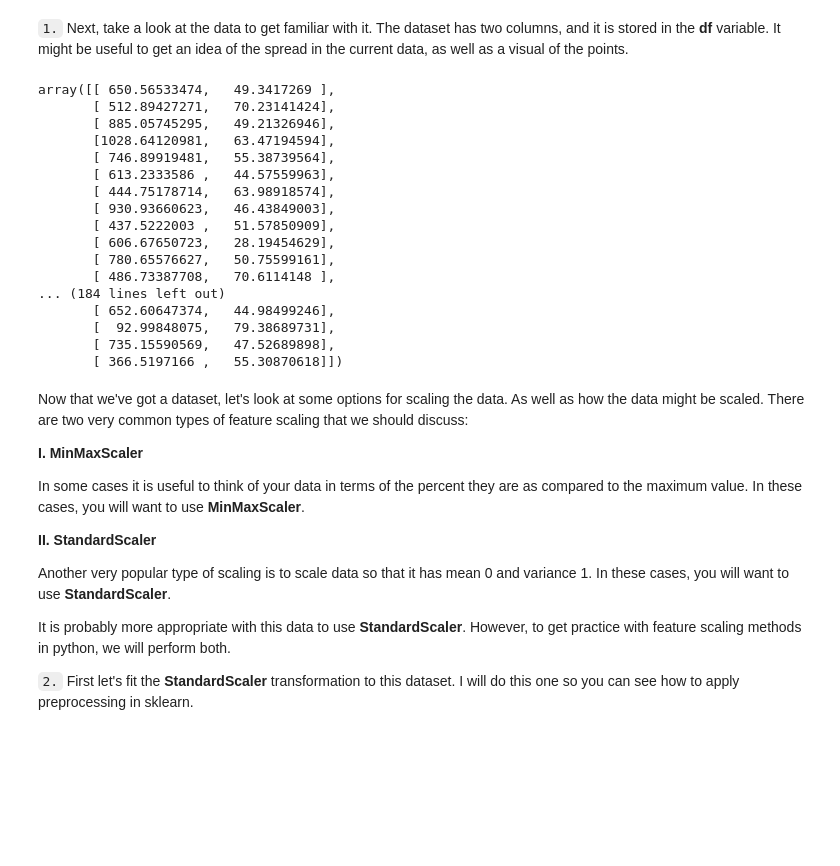
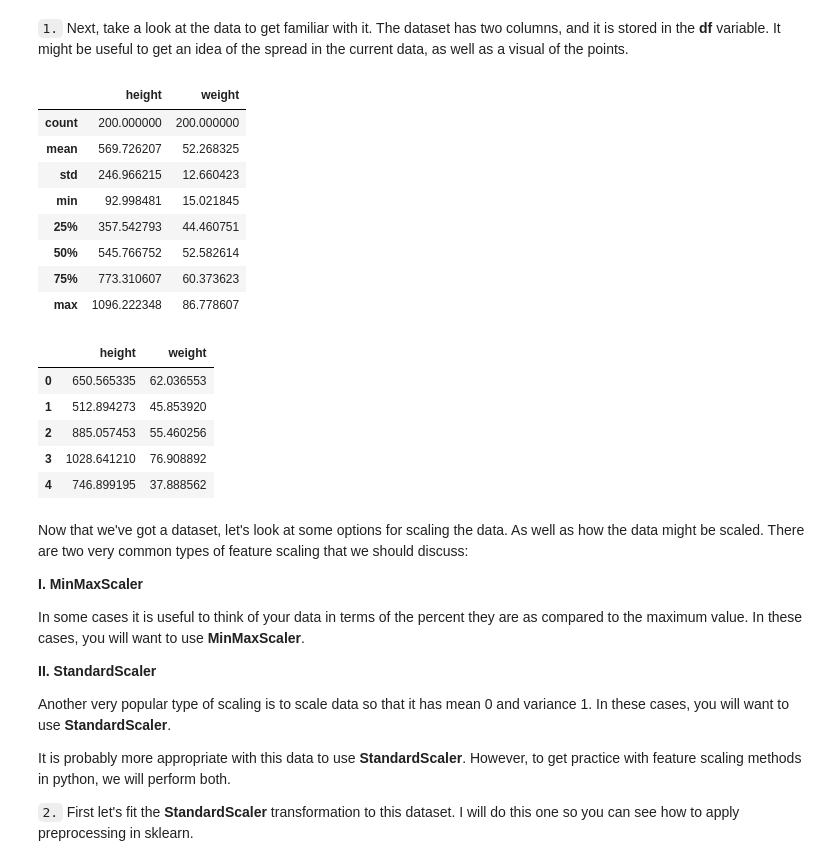
Before and after one commit to dylan-shao/ML-DS-Udacity_Data_Scientist_Nanodegree, a Jupyter notebook: 3. Unsupervised Learning/Feature Scaling/Feature Scaling.ipynb, the cells around one changed output. Saved outputs shown, nothing was run; the diff lists cells and outputs as text; code cells hidden in the pictures; blank space fills up the shorter version.

```diff
--- a/3. Unsupervised Learning/Feature Scaling/Feature Scaling.ipynb
+++ b/3. Unsupervised Learning/Feature Scaling/Feature Scaling.ipynb
@@ -30,25 +30,26 @@ df['weight'] = df['weight'] + np.random.normal(50, 10, 200)
 `1.` Next, take a look at the data to get familiar with it.  The dataset has two columns, and it is stored in the **df** variable.  It might be useful to get an idea of the spread in the current data, as well as a visual of the points.
 # %%
 #Take a look at the data
-data
+df.describe()
 # %% [output]
-array([[ 650.56533474,   49.3417269 ],
-       [ 512.89427271,   70.23141424],
-       [ 885.05745295,   49.21326946],
-       [1028.64120981,   63.47194594],
-       [ 746.89919481,   55.38739564],
-       [ 613.2333586 ,   44.57559963],
-       [ 444.75178714,   63.98918574],
-       [ 930.93660623,   46.43849003],
-       [ 437.5222003 ,   51.57850909],
-       [ 606.67650723,   28.19454629],
-       [ 780.65576627,   50.75599161],
-       [ 486.73387708,   70.6114148 ],
-... (184 lines left out)
-       [ 652.60647374,   44.98499246],
-       [  92.99848075,   79.38689731],
-       [ 735.15590569,   47.52689898],
-       [ 366.5197166 ,   55.30870618]])
+|  | height | weight |
+| count | 200.000000 | 200.000000 |
+| mean | 569.726207 | 52.268325 |
+| std | 246.966215 | 12.660423 |
+| min | 92.998481 | 15.021845 |
+| 25% | 357.542793 | 44.460751 |
+| 50% | 545.766752 | 52.582614 |
+| 75% | 773.310607 | 60.373623 |
+| max | 1096.222348 | 86.778607 |
+# %%
+df.head()
+# %% [output]
+|  | height | weight |
+| 0 | 650.565335 | 62.036553 |
+| 1 | 512.894273 | 45.853920 |
+| 2 | 885.057453 | 55.460256 |
+| 3 | 1028.641210 | 76.908892 |
+| 4 | 746.899195 | 37.888562 |
 # %% [markdown]
 Now that we've got a dataset, let's look at some options for scaling the data.  As well as how the data might be scaled.  There are two very common types of feature scaling that we should discuss:
 
```
Also changed, not shown: parts of 7 cells of this notebook, 31 other files.
